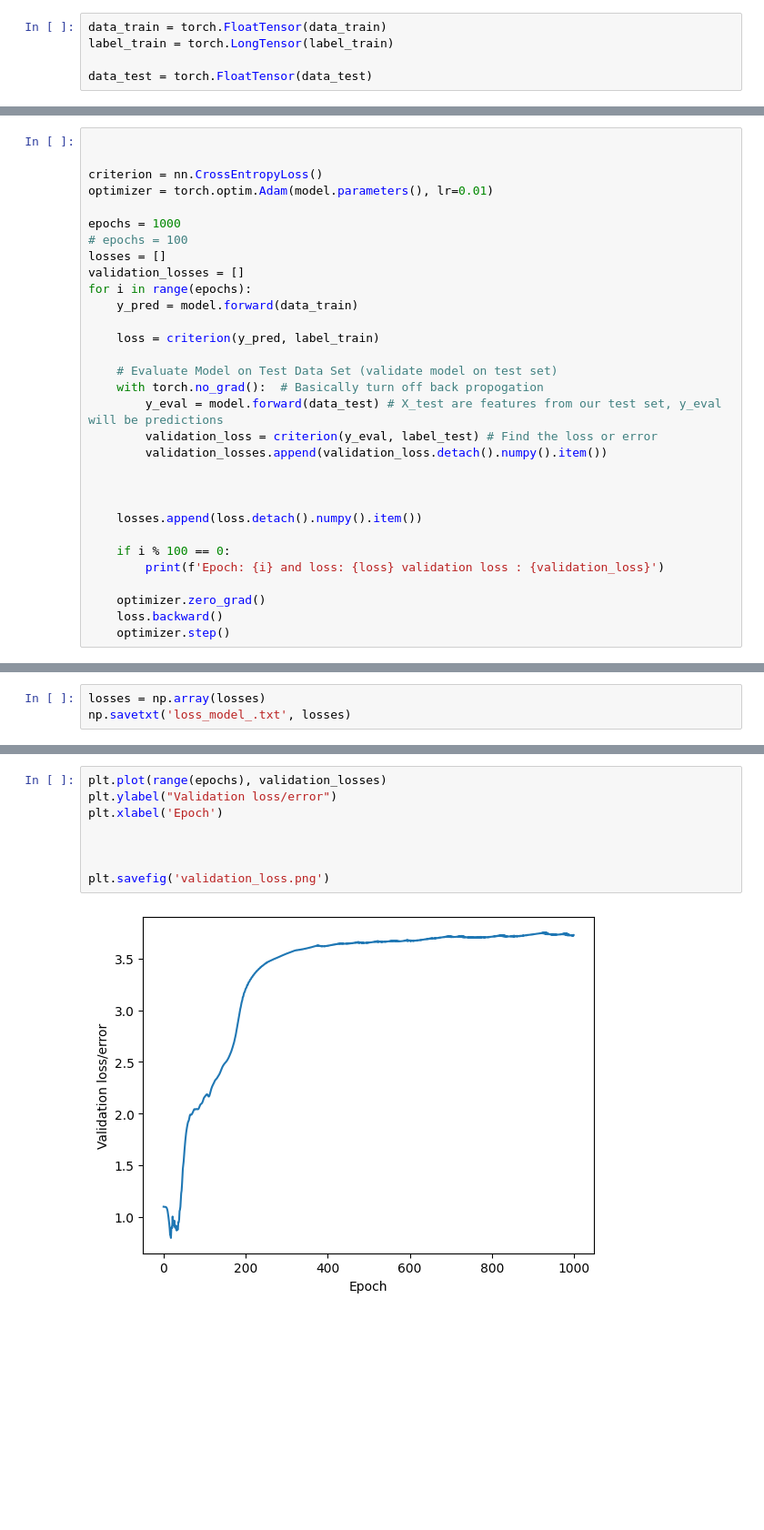
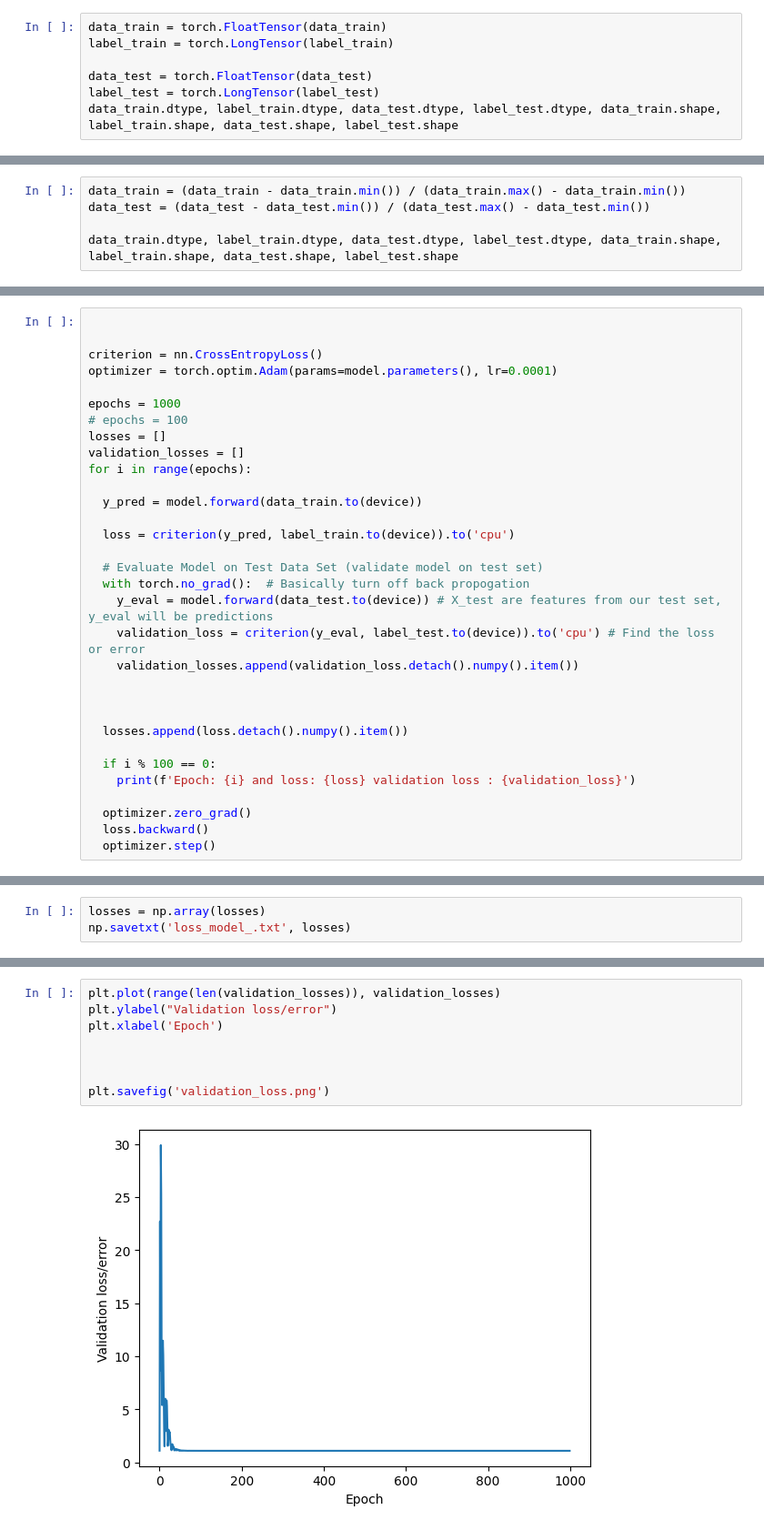
Before and after one commit to bloodykunu39/summer-term, a Jupyter notebook: KARAN_ECG/ML/data/ml.ipynb, the cells around one changed output, grey strips where cells are left out. Shown at 91% size. Saved outputs shown, nothing was run; the diff lists cells and outputs as text; blank space fills up the shorter version.

```diff
--- a/KARAN_ECG/ML/data/ml.ipynb
+++ b/KARAN_ECG/ML/data/ml.ipynb
@@ -134,3 +156,5 @@ data_train = torch.FloatTensor(data_train)
 label_train = torch.LongTensor(label_train)
 
 data_test = torch.FloatTensor(data_test)
+label_test = torch.LongTensor(label_test)
+data_train.dtype, label_train.dtype, data_test.dtype, label_test.dtype, data_train.shape, label_train.shape, data_test.shape, label_test.shape
@@ -136,0 +170,5 @@ data_test = torch.FloatTensor(data_test)
+# %%
+data_train = (data_train - data_train.min()) / (data_train.max() - data_train.min())
+data_test = (data_test - data_test.min()) / (data_test.max() - data_test.min())
+
+data_train.dtype, label_train.dtype, data_test.dtype, label_test.dtype, data_train.shape, label_train.shape, data_test.shape, label_test.shape
@@ -168,31 +240,32 @@ model = Model()
 
 
 criterion = nn.CrossEntropyLoss()
-optimizer = torch.optim.Adam(model.parameters(), lr=0.01)
+optimizer = torch.optim.Adam(params=model.parameters(), lr=0.0001)
 
 epochs = 1000
 # epochs = 100
 losses = []
 validation_losses = []
 for i in range(epochs):
-    y_pred = model.forward(data_train)
 
-    loss = criterion(y_pred, label_train)
+  y_pred = model.forward(data_train.to(device))
 
-    # Evaluate Model on Test Data Set (validate model on test set)
-    with torch.no_grad():  # Basically turn off back propogation
-        y_eval = model.forward(data_test) # X_test are features from our test set, y_eval will be predictions
-        validation_loss = criterion(y_eval, label_test) # Find the loss or error
-        validation_losses.append(validation_loss.detach().numpy().item())
+  loss = criterion(y_pred, label_train.to(device)).to('cpu')
+
+  # Evaluate Model on Test Data Set (validate model on test set)
+  with torch.no_grad():  # Basically turn off back propogation
+    y_eval = model.forward(data_test.to(device)) # X_test are features from our test set, y_eval will be predictions
+    validation_loss = criterion(y_eval, label_test.to(device)).to('cpu') # Find the loss or error
+    validation_losses.append(validation_loss.detach().numpy().item())
 
 
 
-    losses.append(loss.detach().numpy().item())
+  losses.append(loss.detach().numpy().item())
 
-    if i % 100 == 0:
-        print(f'Epoch: {i} and loss: {loss} validation loss : {validation_loss}')
+  if i % 100 == 0:
+    print(f'Epoch: {i} and loss: {loss} validation loss : {validation_loss}')
 
-    optimizer.zero_grad()
-    loss.backward()
-    optimizer.step()
+  optimizer.zero_grad()
+  loss.backward()
+  optimizer.step()
 # %% [output]
@@ -223,10 +300,10 @@ plt.savefig('training_loss.png')
 # %%
-plt.plot(range(epochs), validation_losses)
+plt.plot(range(len(validation_losses)), validation_losses)
 plt.ylabel("Validation loss/error")
 plt.xlabel('Epoch')
 
 
 
 plt.savefig('validation_loss.png')
 # %% [output]
-[figure, old version]
+[figure, new version]
```
Also changed, not shown: parts of 14 cells of this notebook, 12 other files.
